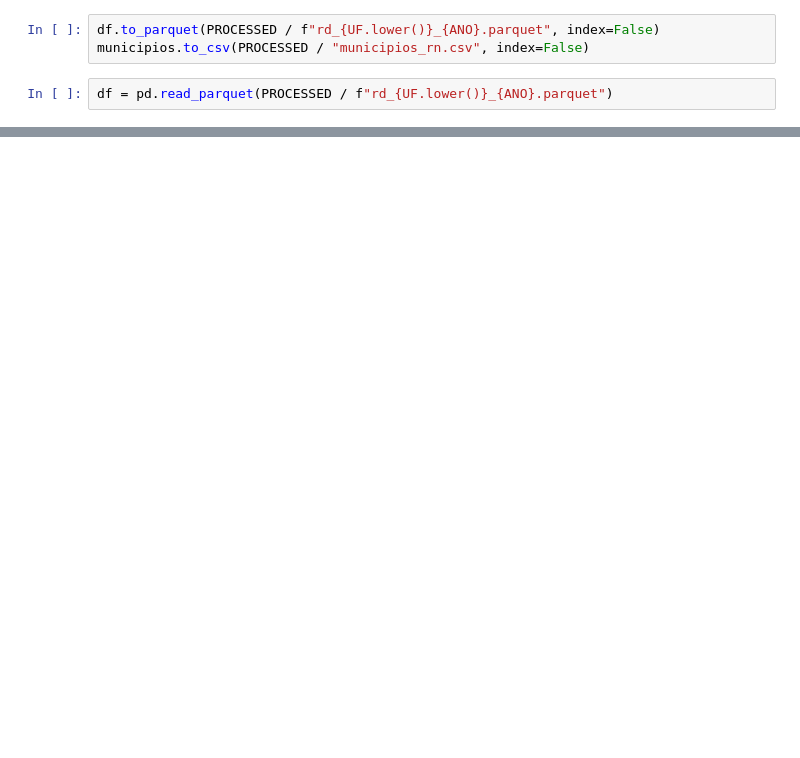
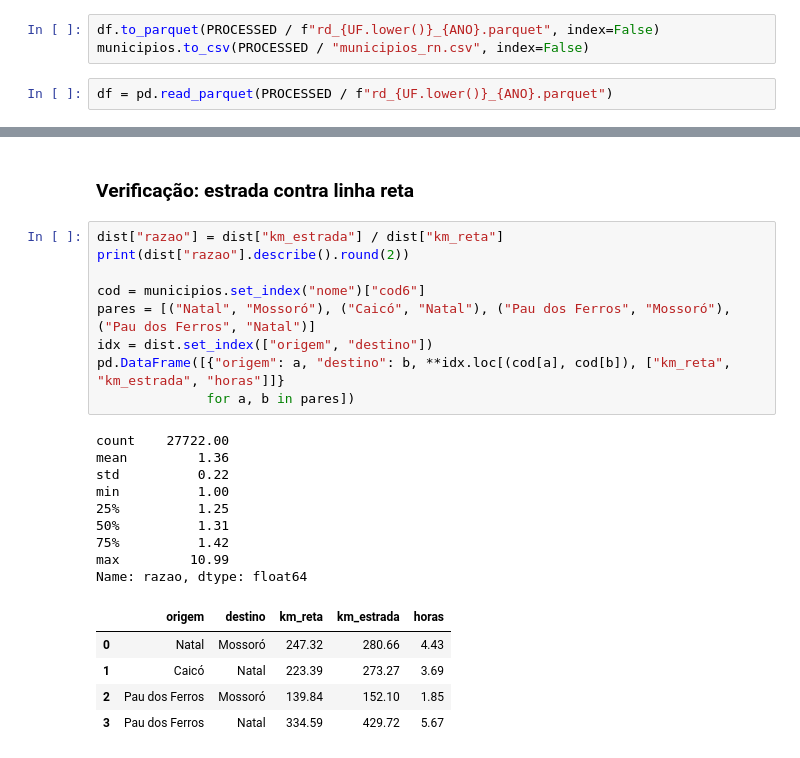
Before and after one commit to luiz-pytech/rn-flow-SUS, a Jupyter notebook: 01_coleta.ipynb, the cells around one changed output, grey strips where cells are left out. Cells and saved outputs as stored; diff of their text form; blank space fills up the shorter version.

```diff
--- a/01_coleta.ipynb
+++ b/01_coleta.ipynb
@@ -176,0 +279,26 @@ df
+# %% [markdown]
+### Verificação: estrada contra linha reta
+# %%
+dist["razao"] = dist["km_estrada"] / dist["km_reta"]
+print(dist["razao"].describe().round(2))
+
+cod = municipios.set_index("nome")["cod6"]
+pares = [("Natal", "Mossoró"), ("Caicó", "Natal"), ("Pau dos Ferros", "Mossoró"), ("Pau dos Ferros", "Natal")]
+idx = dist.set_index(["origem", "destino"])
+pd.DataFrame([{"origem": a, "destino": b, **idx.loc[(cod[a], cod[b]), ["km_reta", "km_estrada", "horas"]]}
+              for a, b in pares])
+# %% [output]
+count    27722.00
+mean         1.36
+std          0.22
+min          1.00
+25%          1.25
+50%          1.31
+75%          1.42
+max         10.99
+Name: razao, dtype: float64
+|  | origem | destino | km_reta | km_estrada | horas |
+| 0 | Natal | Mossoró | 247.32 | 280.66 | 4.43 |
+| 1 | Caicó | Natal | 223.39 | 273.27 | 3.69 |
+| 2 | Pau dos Ferros | Mossoró | 139.84 | 152.10 | 1.85 |
+| 3 | Pau dos Ferros | Natal | 334.59 | 429.72 | 5.67 |
```
Also changed, not shown: parts of 16 cells of this notebook, 33 other files.
